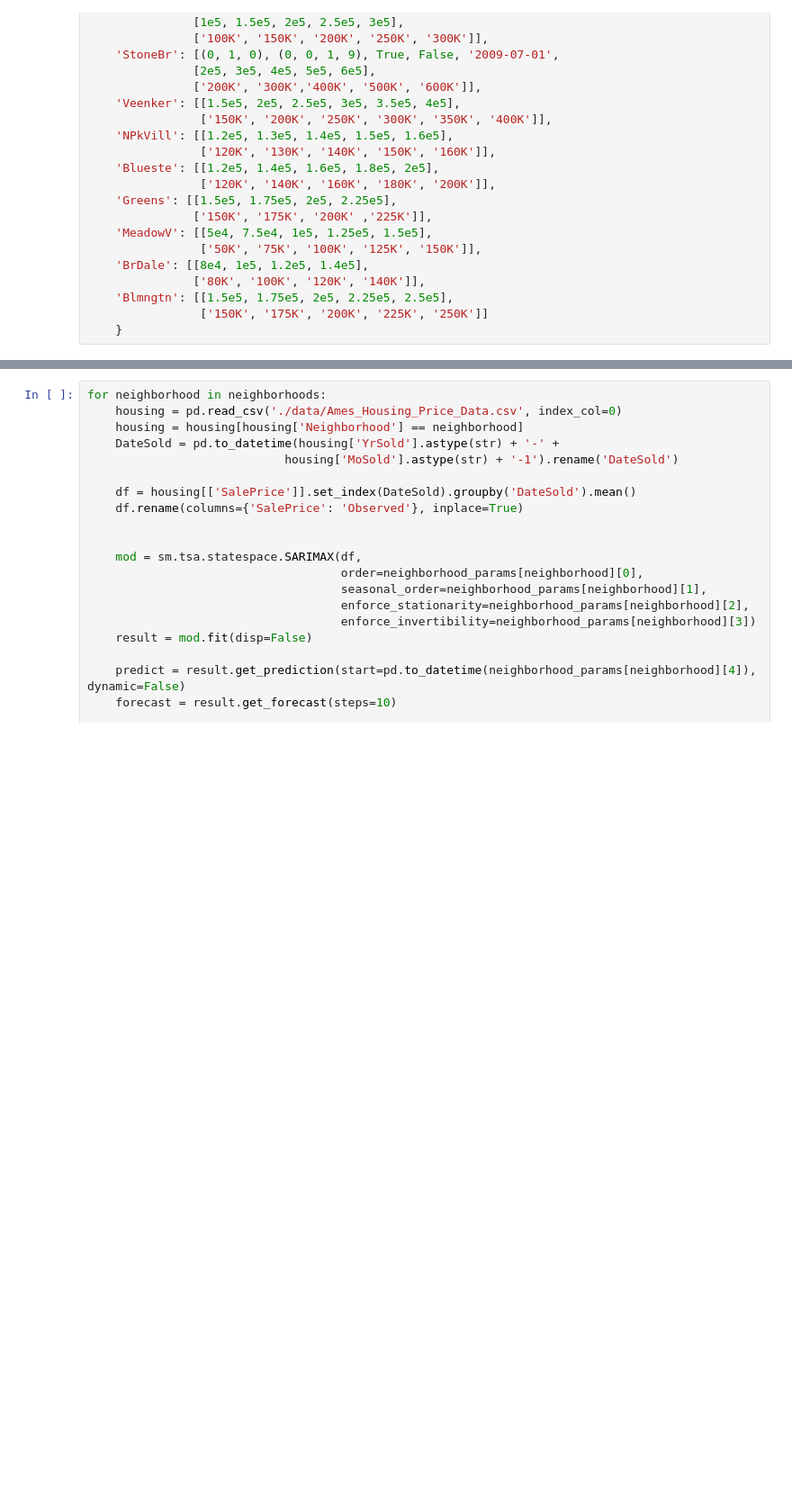
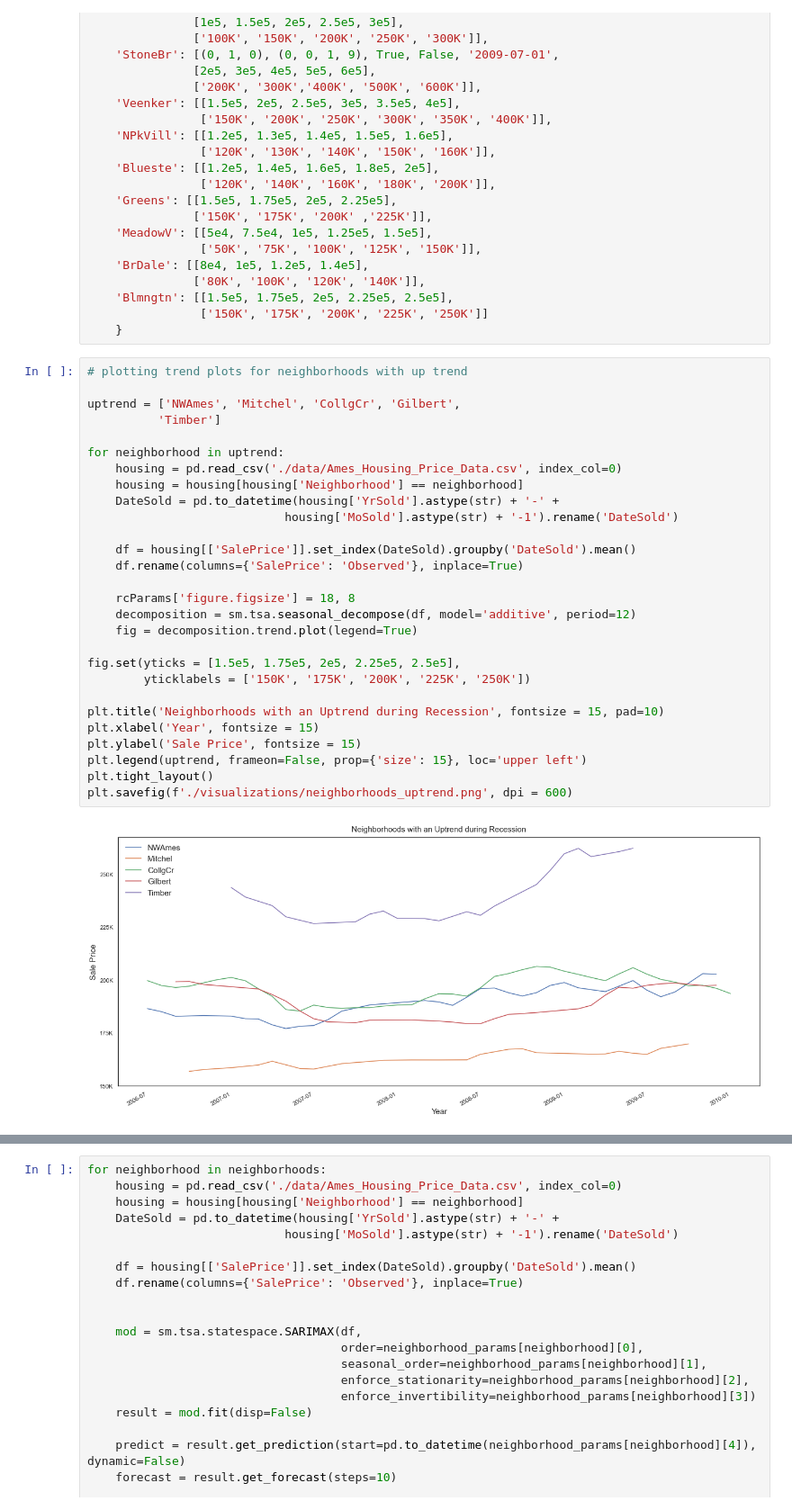
Before and after one commit to danielosetiawan/Ames_Housing_ML, a Jupyter notebook: TimeSeries.ipynb, the cells around one changed output, grey strips where cells are left out. Shown at 90% size. Drawn from its saved outputs; the diff is of its cells as text; blank space fills up the shorter version.

```diff
--- a/TimeSeries.ipynb
+++ b/TimeSeries.ipynb
@@ -282,3 +301,33 @@ neighborhood_params = {
     'Blmngtn': [[1.5e5, 1.75e5, 2e5, 2.25e5, 2.5e5],
                 ['150K', '175K', '200K', '225K', '250K']]
     }
+# %%
+# plotting trend plots for neighborhoods with up trend
+
+uptrend = ['NWAmes', 'Mitchel', 'CollgCr', 'Gilbert',
+          'Timber']
+
+for neighborhood in uptrend:
+    housing = pd.read_csv('./data/Ames_Housing_Price_Data.csv', index_col=0)
+    housing = housing[housing['Neighborhood'] == neighborhood]
+    DateSold = pd.to_datetime(housing['YrSold'].astype(str) + '-' +
+                            housing['MoSold'].astype(str) + '-1').rename('DateSold')
+
+    df = housing[['SalePrice']].set_index(DateSold).groupby('DateSold').mean()
+    df.rename(columns={'SalePrice': 'Observed'}, inplace=True)
+
+    rcParams['figure.figsize'] = 18, 8
+    decomposition = sm.tsa.seasonal_decompose(df, model='additive', period=12)
+    fig = decomposition.trend.plot(legend=True)
+
+fig.set(yticks = [1.5e5, 1.75e5, 2e5, 2.25e5, 2.5e5],
+        yticklabels = ['150K', '175K', '200K', '225K', '250K'])
+
+plt.title('Neighborhoods with an Uptrend during Recession', fontsize = 15, pad=10)
+plt.xlabel('Year', fontsize = 15)
+plt.ylabel('Sale Price', fontsize = 15)
+plt.legend(uptrend, frameon=False, prop={'size': 15}, loc='upper left')
+plt.tight_layout()
+plt.savefig(f'./visualizations/neighborhoods_uptrend.png', dpi = 600)
+# %% [output]
+[figure, added]
```
Also changed, not shown: parts of 3 cells of this notebook, 5 other files.
